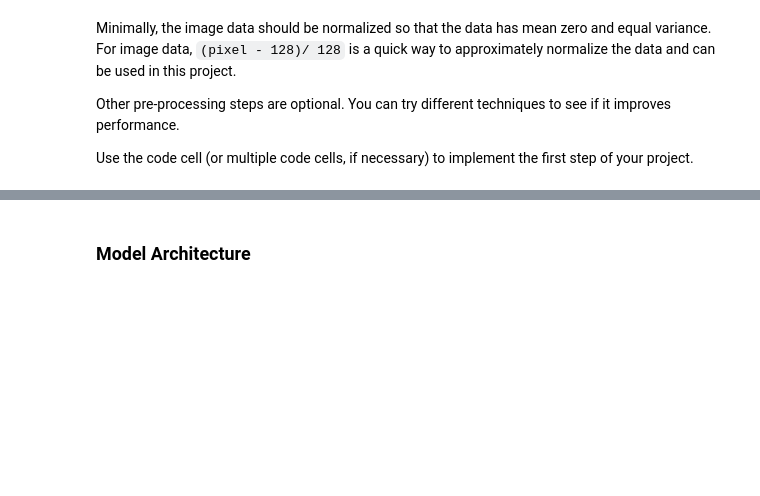
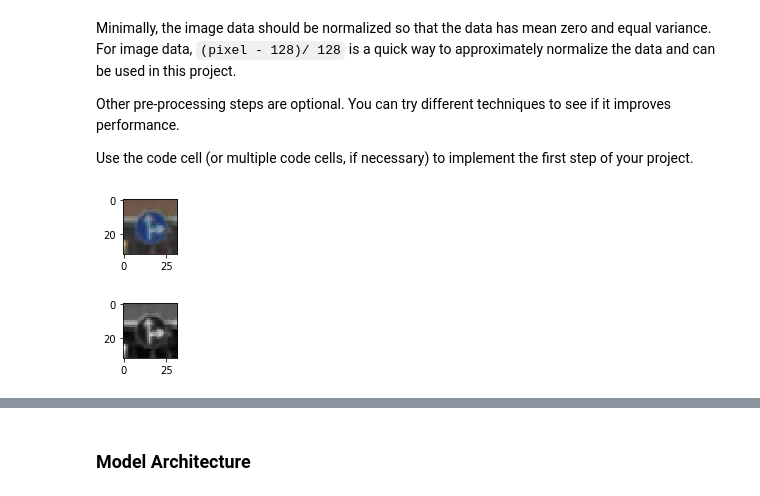
Before and after one commit to shengchen-liu/CarND-Traffic-Sign-Classifier-Project, a Jupyter notebook: Traffic_Sign_Classifier.ipynb, the cells around one changed output, grey strips where cells are left out. Saved outputs shown, nothing was run; the diff lists cells and outputs as text; code cells hidden in the pictures; blank space fills up the shorter version.

```diff
--- a/Traffic_Sign_Classifier.ipynb
+++ b/Traffic_Sign_Classifier.ipynb
@@ -174,29 +198,40 @@ Use the code cell (or multiple code cells, if necessary) to implement the first
 # %%
 ### Preprocess the data here. It is required to normalize the data. Other preprocessing steps could include
 ### converting to grayscale, etc.
 ### Feel free to use as many code cells as needed.
 import cv2
 
-def preprocess_features(X, equalize_hist=True):
+def preprocess_features(X, debug=False):
+
+    if debug:
+        plt.figure(figsize=(1,1))
+        plt.imshow(X[900])
+        # Save the figure as .png file
+        plt.savefig('images/RGB.png')
 
     # convert from RGB to YUV
     X = np.array([np.expand_dims(cv2.cvtColor(rgb_img, cv2.COLOR_RGB2YUV)[:, :, 0], 2) for rgb_img in X])
 
-    # adjust image contrast
-    if equalize_hist:
-        X = np.array([np.expand_dims(cv2.equalizeHist(np.uint8(img)), 2) for img in X])
+    if debug:
+        plt.figure(figsize=(1,1))
+        plt.imshow(X[900, :, :, 0],cmap='gray')
+        # Save the figure as .png file
+        plt.savefig('images/grayscale.png')
 
     X = np.float32(X)
 
     # standardize features
     X -= np.mean(X, axis=0)
     X /= (np.std(X, axis=0) + np.finfo('float32').eps)
 
     return X
 
-X_train_norm = preprocess_features(X_train)
+X_train_norm = preprocess_features(X_train, debug = True)
 X_valid_norm = preprocess_features(X_valid)
 X_test_norm = preprocess_features(X_test)
+# %% [output]
+[figure, added]
+[figure, added]
 # %%
 from keras.preprocessing.image import ImageDataGenerator
 
```
Also changed, not shown: parts of 14 cells of this notebook, 24 other files.
